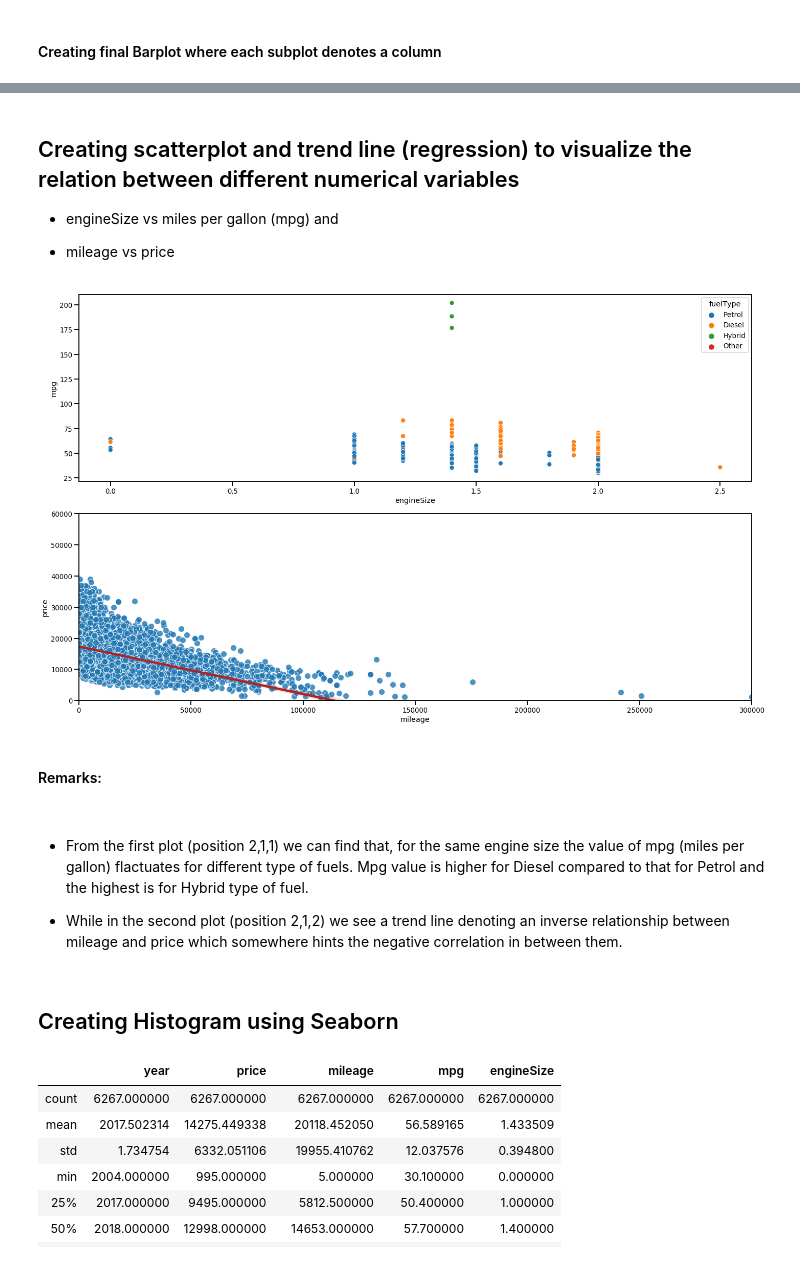
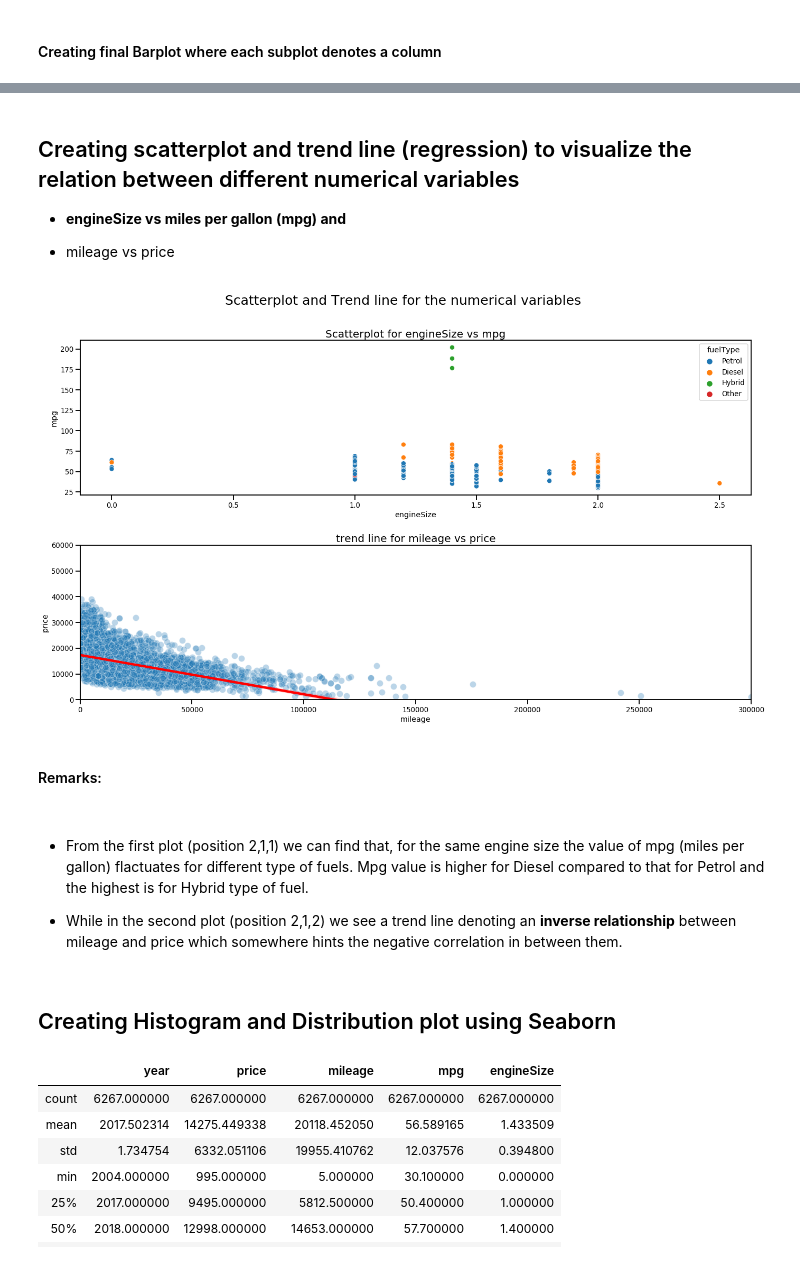
Before and after one commit to roypriyanka7/Skoda_Used_Car_Analysis, a Jupyter notebook: skoda_used_car_EDA.ipynb, the cells around one changed output, grey strips where cells are left out. Drawn from its saved outputs; the diff is of its cells as text; code cells hidden in the pictures.

```diff
--- a/skoda_used_car_EDA.ipynb
+++ b/skoda_used_car_EDA.ipynb
@@ -148,37 +161,47 @@ df.head()
 # %% [markdown]
 <h2>Creating scatterplot and trend line (regression) to visualize the relation between different numerical variables </h2>
 
-* engineSize vs miles per gallon (mpg) and <br>
+* <b>engineSize vs miles per gallon (mpg) and <br>
 
-* mileage vs price
+* mileage vs price </b>
 # %%
 plt.figure(figsize=(20,12))
+
 
 #engineSize vs mpg
 plt.subplot(2,1,1)
 sns.scatterplot(x='engineSize', y='mpg', data=df, hue= 'fuelType')
+plt.title("Scatterplot for engineSize vs mpg", fontsize= 20)
+
 
 
 #trend line for mileage vs price
 plt.subplot(2,1,2)
 sns.set_context("poster", font_scale = 0.5)
-sns.regplot(x='mileage', y='price', data=df, line_kws={'color':'firebrick'}, scatter_kws={'edgecolor':'white'})
+sns.regplot(x='mileage', y='price', data=df, line_kws={'color':'red'}, scatter_kws={'edgecolor':'white', 'alpha': '0.3'})
 plt.ylim(0, 60000)
 plt.xlim(0,)
+plt.title("trend line for mileage vs price", fontsize= 20)
 
 
-plt.tight_layout()
+
+plt.tight_layout(pad= 3)
+
+# Adding title for the plot
+plt.suptitle("Scatterplot and Trend line for the numerical variables", fontsize= 25)
+plt.subplots_adjust(top=0.88)
+
 plt.show()
 # %% [output]
-[figure, old version]
+[figure, new version]
 # %% [markdown]
 <h4>Remarks: </h4> <br>
 
 * From the first plot (position 2,1,1) we can find that, for the same engine size the value of mpg (miles per gallon) flactuates for different type of fuels. Mpg value is higher for Diesel compared to that for Petrol and the highest is for Hybrid type of fuel.
 
-* While in the second plot (position 2,1,2) we see a trend line denoting an inverse relationship between mileage and price which somewhere hints the negative correlation in between them.
+* While in the second plot (position 2,1,2) we see a trend line denoting an <b>inverse relationship</b> between mileage and price which somewhere hints the negative correlation in between them.
 # %% [markdown]
-<h2>Creating Histogram using Seaborn</h2>
+<h2>Creating Histogram and Distribution plot using Seaborn</h2>
 # %%
 df.describe()
 # %% [output]
```
Also changed, not shown: parts of 28 cells of this notebook.
